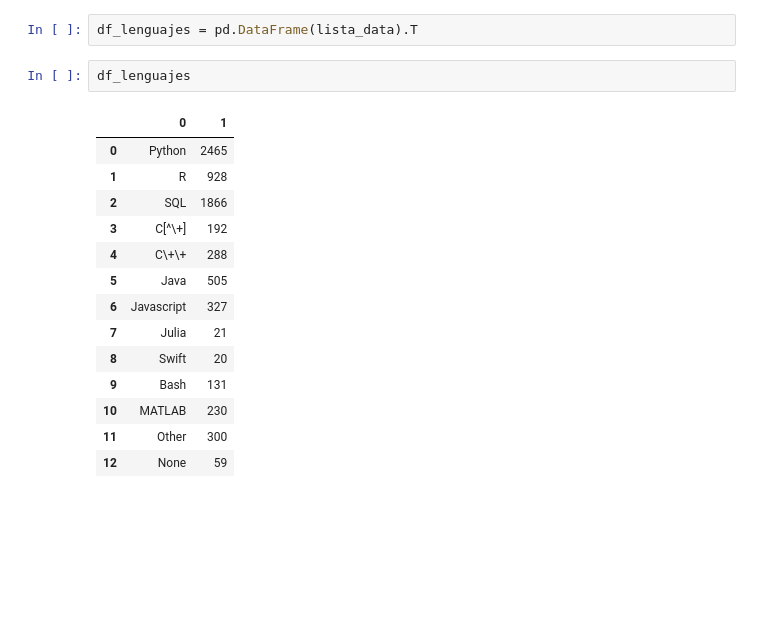
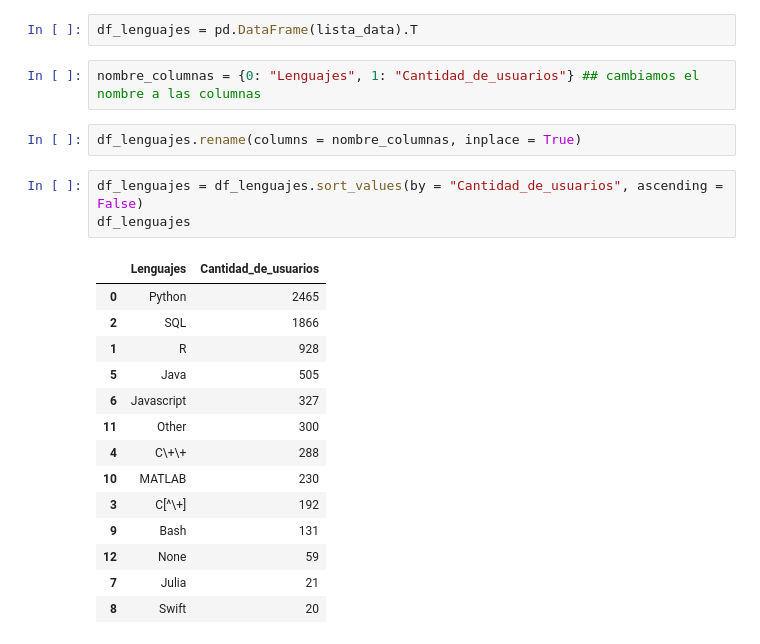
Before and after one commit to Adalab/project-da-promo-d-modulo-2-team-4, a Jupyter notebook: exploracion/limpieza de columnas.ipynb, the cells around one changed output. Saved outputs shown, nothing was run; the diff lists cells and outputs as text; blank space fills up the shorter version.

```diff
--- a/exploracion/limpieza de columnas.ipynb
+++ b/exploracion/limpieza de columnas.ipynb
@@ -62,21 +79,26 @@ lista_data
  [2465, 928, 1866, 192, 288, 505, 327, 21, 20, 131, 230, 300, 59])
 # %%
 df_lenguajes = pd.DataFrame(lista_data).T
-# %%
-df_lenguajes
-# %% [output]
-|  | 0 | 1 |
-| 0 | Python | 2465 |
-| 1 | R | 928 |
-| 2 | SQL | 1866 |
-| 3 | C[^\+] | 192 |
-| 4 | C\+\+ | 288 |
-| 5 | Java | 505 |
-| 6 | Javascript | 327 |
-| 7 | Julia | 21 |
-| 8 | Swift | 20 |
-| 9 | Bash | 131 |
-| 10 | MATLAB | 230 |
-| 11 | Other | 300 |
-| 12 | None | 59 |
+# %%
+nombre_columnas = {0: "Lenguajes", 1: "Cantidad_de_usuarios"} ## cambiamos el nombre a las columnas
+# %%
+df_lenguajes.rename(columns = nombre_columnas, inplace = True)
+# %%
+df_lenguajes = df_lenguajes.sort_values(by = "Cantidad_de_usuarios", ascending = False)
+df_lenguajes
+# %% [output]
+|  | Lenguajes | Cantidad_de_usuarios |
+| 0 | Python | 2465 |
+| 2 | SQL | 1866 |
+| 1 | R | 928 |
+| 5 | Java | 505 |
+| 6 | Javascript | 327 |
+| 11 | Other | 300 |
+| 4 | C\+\+ | 288 |
+| 10 | MATLAB | 230 |
+| 3 | C[^\+] | 192 |
+| 9 | Bash | 131 |
+| 12 | None | 59 |
+| 7 | Julia | 21 |
+| 8 | Swift | 20 |
 # %% [markdown]
```
Also changed, not shown: parts of 17 cells of this notebook.
